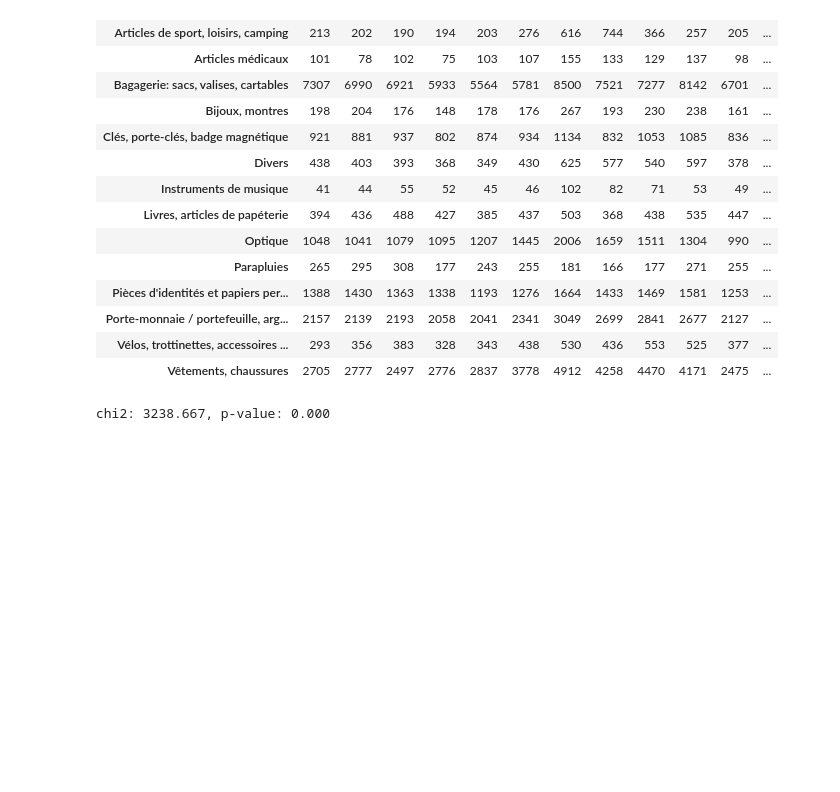
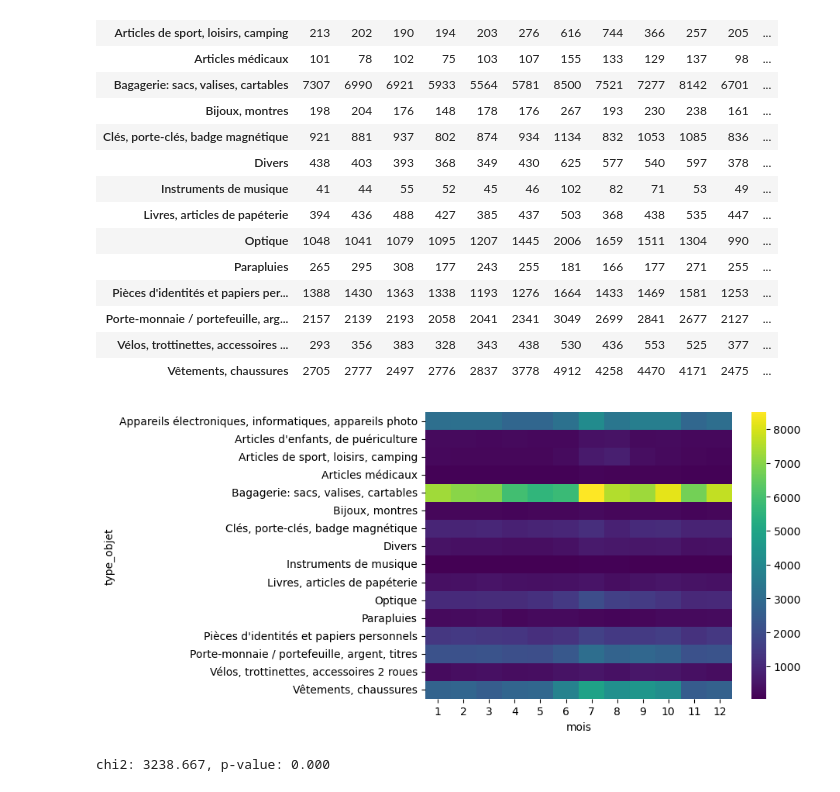
Before and after one commit to StevenDelval/brief_Lost_in_translation, a Jupyter notebook: datascience.ipynb, the cells around one changed output. Cells and saved outputs as stored; diff of their text form; code cells hidden in the pictures; blank space fills up the shorter version.

Commit message:
heatmap

```diff
--- a/datascience.ipynb
+++ b/datascience.ipynb
@@ -295,6 +296,14 @@ contingency_table
 | Porte-monnaie / portefeuille, arg... | 2157 | 2139 | 2193 | 2058 | 2041 | 2341 | 3049 | 2699 | 2841 | 2677 | 2127 | ... |
 | Vélos, trottinettes, accessoires ... | 293 | 356 | 383 | 328 | 343 | 438 | 530 | 436 | 553 | 525 | 377 | ... |
 | Vêtements, chaussures | 2705 | 2777 | 2497 | 2776 | 2837 | 3778 | 4912 | 4258 | 4470 | 4171 | 2475 | ... |
+# %%
+# Création du heatmap
+sns.heatmap(contingency_table, cmap='viridis')
+
+# Affichage du heatmap
+plt.show()
+# %% [output]
+[figure, added]
 # %%
 chi2, p, dof, expected = chi2_contingency(contingency_table)
 # %%
```
Also changed, not shown: parts of 1 cell of this notebook.
